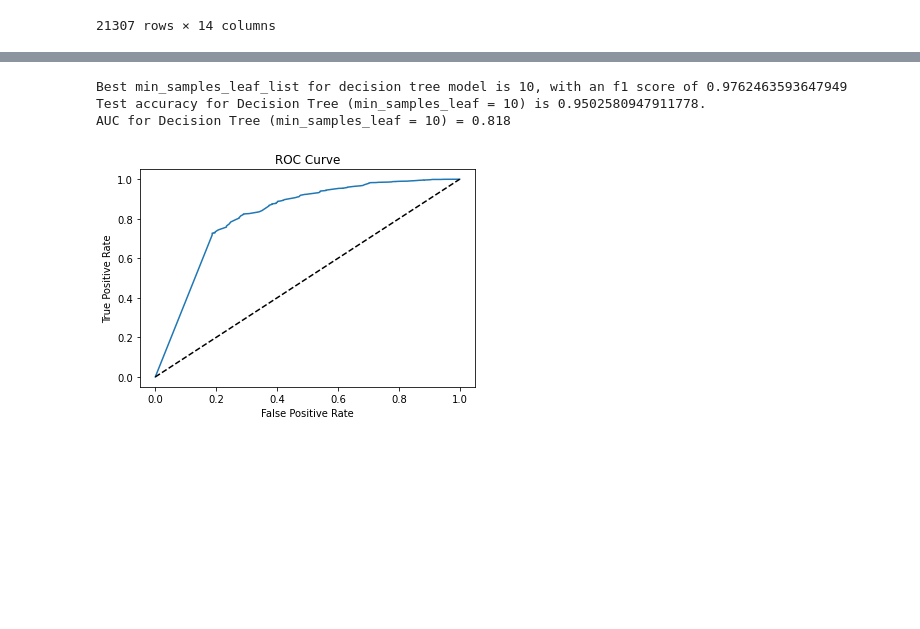
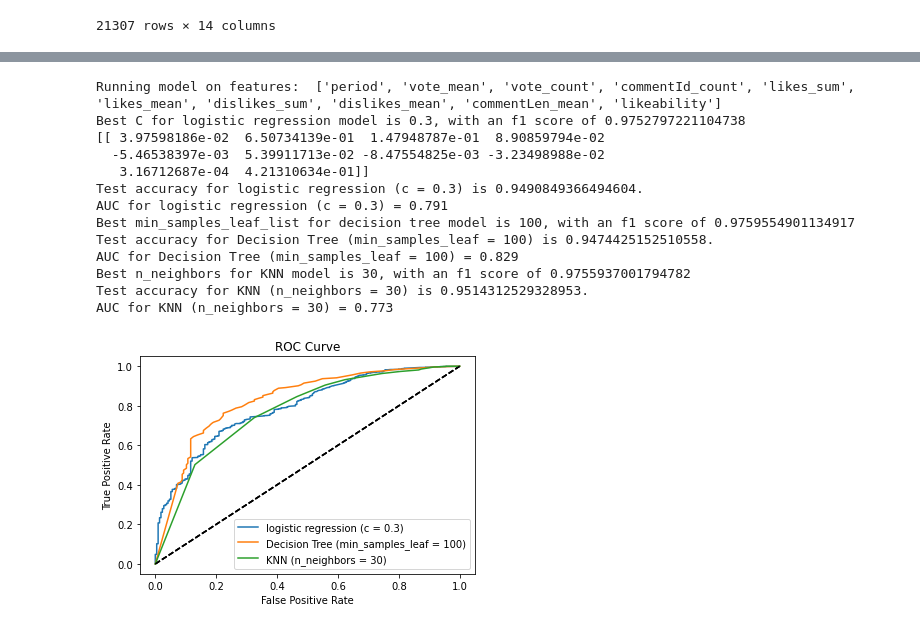
Before and after one commit to ceciliastern/ds_term_project, a Jupyter notebook: Model (Snapshot) - Happiness Dataset.ipynb, the cells around one changed output, grey strips where cells are left out. Drawn from its saved outputs; the diff is of its cells as text; code cells hidden in the pictures; blank space fills up the shorter version.

```diff
--- a/Model (Snapshot) - Happiness Dataset.ipynb
+++ b/Model (Snapshot) - Happiness Dataset.ipynb
@@ -190,7 +190,8 @@ cca_snapshot = cca_merge.groupby(["employee",
                                                   "dislikes": ["sum", "mean"],
                                                   "commentLen": "mean"
                                                  }).reset_index()
-cca_snapshot.columns = ['_'.join(col).strip() if len(col[1]) > 0 else col[0] for col in cca_snapshot.columns.values]
+cca_snapshot.columns = ['_'.join(col).strip() if len(col[1]) > 0
+                        else col[0] for col in cca_snapshot.columns.values]
 cca_snapshot
 # %% [output]
 |  | employee | companyAlias | firstActiveDate | period | commentId_count | likes_sum | likes_mean | ... |
@@ -370,6 +382,10 @@ from sklearn.model_selection import cross_val_score
 def runModel(model, x_train, y_train, x_test, y_test, model_name):
     model.fit(x_train, y_train)
     y_pred = model.predict(x_test)
+
+    # coef
+    if isinstance(model, LogisticRegression):
+        print(model.coef_)
     # Accuracy
     score = metrics.accuracy_score(y_test, y_pred)
     print(f"Test accuracy for {model_name} is {score}.")
@@ -382,13 +398,15 @@ def runModel(model, x_train, y_train, x_test, y_test, model_name):
     plt.xlabel("False Positive Rate")
     plt.ylabel("True Positive Rate")
     plt.title("ROC Curve")
+    plt.legend()
 
     # auc
+    auc = metrics.roc_auc_score(y_test, probs)
     print ("AUC for {0} = {1:.3f}".format(model_name,
-                                          metrics.roc_auc_score(y_test,
-                                                                probs)))
+                                          auc))
+    return score, auc
 
-def paramsSweep(models, x_train, y_train, params, param_name, model_name):
+def sweepParams(models, x_train, y_train, params, param_name, model_name):
     best_f1 = -1
     best_idx = -1
     for i in range(len(models)):
@@ -423,15 +485,34 @@ AUC for logistic regression (c = 0.01) = 0.805
+# %%
+target = "stillExists"
+base_pred = ['period', 'vote_mean', 'vote_count', 'commentId_count',
+              'likes_sum', 'likes_mean', 'dislikes_sum','dislikes_mean',
+              'commentLen_mean', 'likeability']
+cumsum_pred = ['likes_cumsum', 'dislikes_cumsum', 'vote_cumsum',
+                     'comment_cumsum']
+freq_pred = ['likes_freq', 'dislikes_freq', 'vote_freq', 'comment_freq']
+company_pred = ['vote_mean_norm']
+
+res_df = pd.DataFrame(columns=["Feature", "Model", "F1",
+                               "Accuracy", "AUC"])
 # %%
-min_samples_leaf_list = [10, 30, 100, 300, 1000, 3000]
-dt_models = [DecisionTreeClassifier(min_samples_leaf=i) for i in min_samples_leaf_list]
-best_model, best_f1 = paramsSweep(dt_models, x_train[predictors],
-                                  x_train[target], min_samples_leaf_list,
-                                  "min_samples_leaf_list", "decision tree model")
-runModel(best_model, x_train[predictors], x_train[target],
-          x_test[predictors], x_test[target],
-          f"Decision Tree (min_samples_leaf = {best_model.min_samples_leaf})")
+predictors = base_pred
+print("Running model on features: ", predictors)
+res = sweepModels(x_train[predictors], x_train[target], x_test[predictors],
+                  x_test[target], "base_pred")
+res_df = res_df.append(res)
 # %% [output]
-Best min_samples_leaf_list for decision tree model is 10, with an f1 score of 0.9762463593647949
-Test accuracy for Decision Tree (min_samples_leaf = 10) is 0.9502580947911778.
-AUC for Decision Tree (min_samples_leaf = 10) = 0.818
+Running model on features:  ['period', 'vote_mean', 'vote_count', 'commentId_count', 'likes_sum', 'likes_mean', 'dislikes_sum', 'dislikes_mean', 'commentLen_mean', 'likeability']
+Best C for logistic regression model is 0.3, with an f1 score of 0.9752797221104738
+[[ 3.97598186e-02  6.50734139e-01  1.47948787e-01  8.90859794e-02
+  -5.46538397e-03  5.39911713e-02 -8.47554825e-03 -3.23498988e-02
+   3.16712687e-04  4.21310634e-01]]
+Test accuracy for logistic regression (c = 0.3) is 0.9490849366494604.
+AUC for logistic regression (c = 0.3) = 0.791
+Best min_samples_leaf_list for decision tree model is 100, with an f1 score of 0.9759554901134917
+Test accuracy for Decision Tree (min_samples_leaf = 100) is 0.9474425152510558.
+AUC for Decision Tree (min_samples_leaf = 100) = 0.829
+Best n_neighbors for KNN model is 30, with an f1 score of 0.9755937001794782
+Test accuracy for KNN (n_neighbors = 30) is 0.9514312529328953.
+AUC for KNN (n_neighbors = 30) = 0.773
-[figure, old version]
+[figure, new version]
 # %%
```
Also changed, not shown: parts of 9 cells of this notebook.
